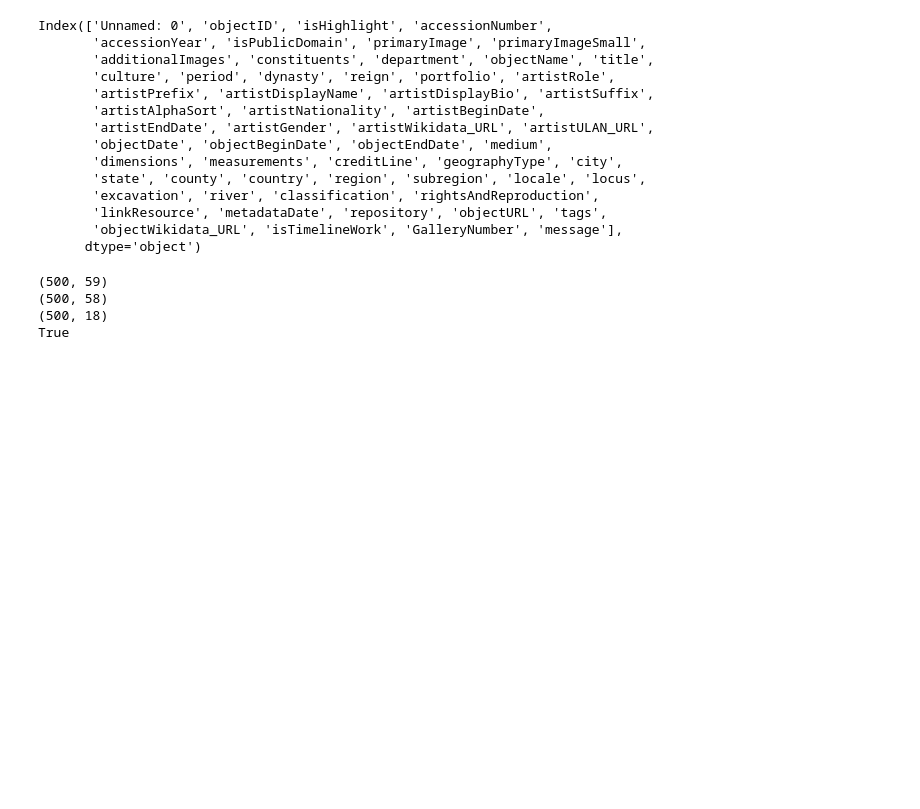
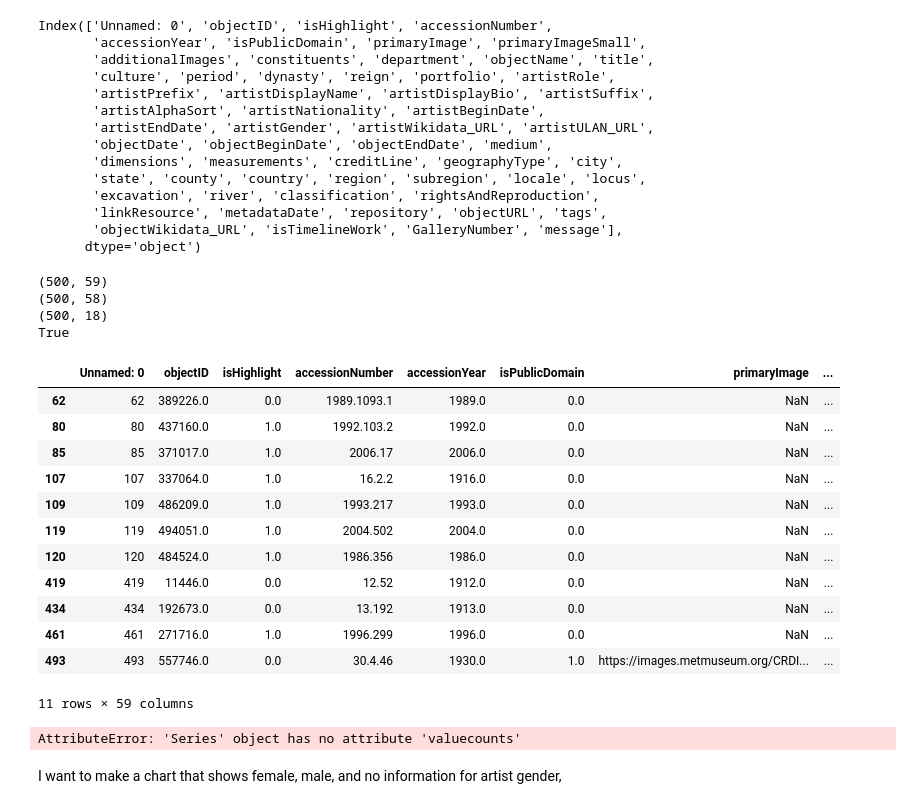
Before and after one commit to myoos-git/INFO-664_Yoos, a Jupyter notebook: Week9/Week9.ipynb, the cells around one changed output. Drawn from its saved outputs; the diff is of its cells as text; code cells hidden in the pictures; blank space fills up the shorter version.

```diff
--- a/Week9/Week9.ipynb
+++ b/Week9/Week9.ipynb
@@ -460,3 +456,27 @@ print('artistGender' in filtered_df.columns)
 (500, 58)
 (500, 18)
 True
+# %%
+
+
+woman_artist = df['artistGender'].str.contains('Female', na=False)
+
+df[woman_artist]  # using the above mask to display the dataframe
+# %% [output]
+|  | Unnamed: 0 | objectID | isHighlight | accessionNumber | accessionYear | isPublicDomain | primaryImage | ... |
+| 62 | 62 | 389226.0 | 0.0 | 1989.1093.1 | 1989.0 | 0.0 | NaN | ... |
+| 80 | 80 | 437160.0 | 1.0 | 1992.103.2 | 1992.0 | 0.0 | NaN | ... |
+| 85 | 85 | 371017.0 | 1.0 | 2006.17 | 2006.0 | 0.0 | NaN | ... |
+| 107 | 107 | 337064.0 | 1.0 | 16.2.2 | 1916.0 | 0.0 | NaN | ... |
+| 109 | 109 | 486209.0 | 1.0 | 1993.217 | 1993.0 | 0.0 | NaN | ... |
+| 119 | 119 | 494051.0 | 1.0 | 2004.502 | 2004.0 | 0.0 | NaN | ... |
+| 120 | 120 | 484524.0 | 1.0 | 1986.356 | 1986.0 | 0.0 | NaN | ... |
+| 419 | 419 | 11446.0 | 0.0 | 12.52 | 1912.0 | 0.0 | NaN | ... |
+| 434 | 434 | 192673.0 | 0.0 | 13.192 | 1913.0 | 0.0 | NaN | ... |
+| 461 | 461 | 271716.0 | 1.0 | 1996.299 | 1996.0 | 0.0 | NaN | ... |
+| 493 | 493 | 557746.0 | 0.0 | 30.4.46 | 1930.0 | 1.0 | https://images.metmuseum.org/CRDI... | ... |
+11 rows × 59 columns
+# %%
+df["artistGender"].valuecounts()
+# %% [output]
+AttributeError: 'Series' object has no attribute 'valuecounts'
@@ -462,0 +500,2 @@ True
+# %% [markdown]
+I want to make a chart that shows female, male, and no information for artist gender,
```
Also changed, not shown: parts of 2 cells of this notebook, 2 other files.
